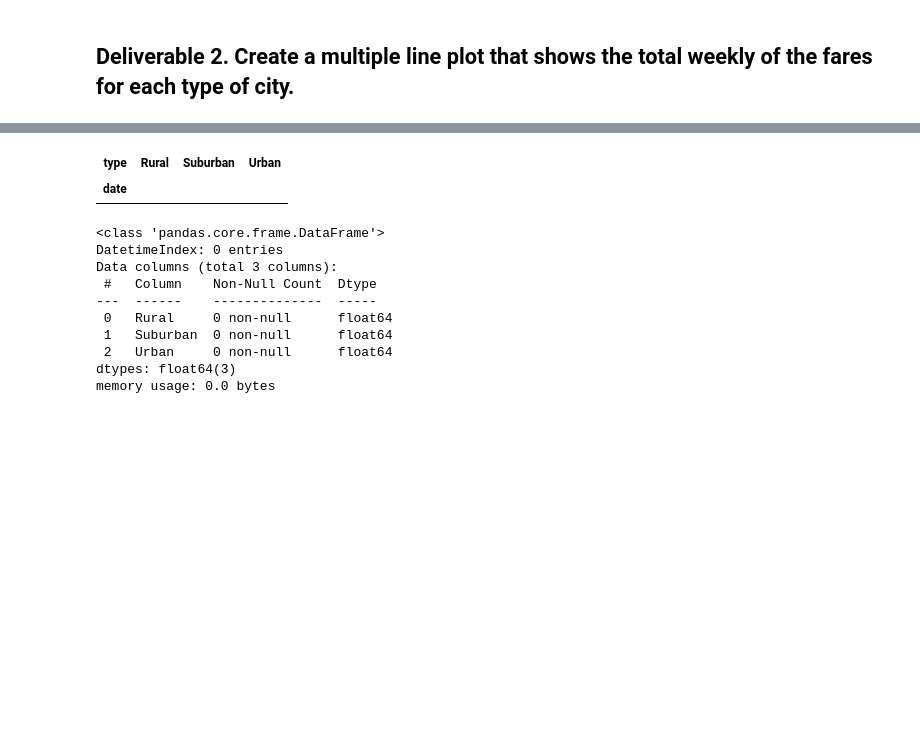
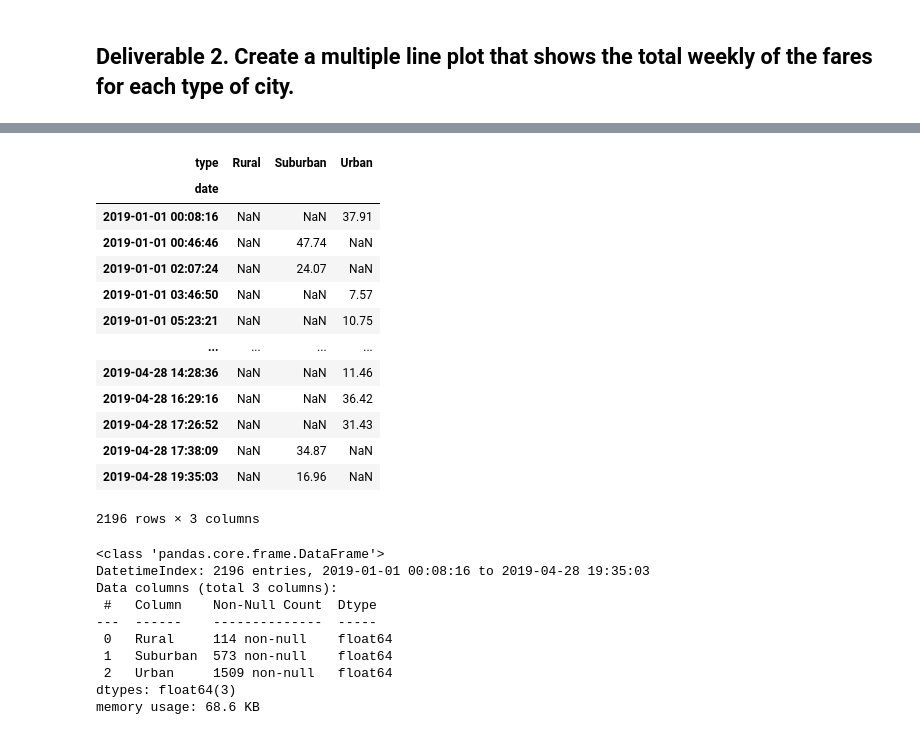
Before and after one commit to EdnaOkundi/Pyber_Analysis_II, a Jupyter notebook: PyBer_Challenge.ipynb, the cells around one changed output, grey strips where cells are left out. Drawn from its saved outputs; the diff is of its cells as text; code cells hidden in the pictures; blank space fills up the shorter version.

```diff
--- a/PyBer_Challenge.ipynb
+++ b/PyBer_Challenge.ipynb
@@ -10,8 +10,8 @@ import matplotlib.pyplot as plt
 import pandas as pd
 
 # File to Load (Remember to change these)
-city_data_to_load = "Resources_PyBer/city_data.csv"
-ride_data_to_load = "Resources_PyBer/ride_data.csv"
+city_data_to_load = "C:/Users/Admin/Desktop/Class_Folder/Pyber_Analysis_II/Resources/city_data.csv"
+ride_data_to_load = "C:/Users/Admin/Desktop/Class_Folder/Pyber_Analysis_II/Resources/ride_data.csv"
 
 # Read the City and Ride Data
 city_data_df = pd.read_csv(city_data_to_load)
@@ -176,6 +143,6 @@ pyber_data_df.head()
 # %%
 # 2. Using groupby() to create a new DataFrame showing the sum of the fares
 #  for each date where the indices are the city type and date.
-total_fare_per_day = pyber_data_df.groupby(['type','date']).sum()['fare']
-total_fare_per_day
+sum_fares_df = pyber_data_df.groupby(["type", "date"]).sum()[["fare"]]
+sum_fares_df
 # %% [output]
@@ -195,6 +163,6 @@ Name: fare, Length: 2364, dtype: float64
 # %%
-#Reset the index on the DataFrame you created in #1. This is needed to use the 'pivot()' function.
-# # resetting the DataFrame index
-total_fare_per_day = total_fare_per_day.reset_index()
-total_fare_per_day.head()
+# 10. Reset the index on the DataFrame you created in #1. This is needed to use the 'pivot()' function.
+# df = df.reset_index()
+sum_fares_df = sum_fares_df.reset_index()
+sum_fares_df
 # %% [output]
@@ -207,8 +182,8 @@ total_fare_per_day.head()
 # %%
-# 4. Create a pivot table with the 'date' as the index, the columns ='type', and values='fare'
+# 11. Create a pivot table with the 'date' as the index, the columns ='type', and values='fare'
 # to get the total fares for each type of city by the date.
-total_fare_per_day_pivot = total_fare_per_day.pivot(index='date', columns='type', values='fare')
-total_fare_per_day_pivot
+sum_fares_pivot_df = sum_fares_df.pivot(index = 'date', columns = 'type', values='fare')
+sum_fares_pivot_df.head(10)
 # %% [output]
 | type | Rural | Suburban | Urban |
 | date |  |  |  |
@@ -227,8 +200,20 @@ total_fare_per_day_pivot
 # %%
-# 5. Create a new DataFrame from the pivot table DataFrame using loc on the given dates, '2019-01-01':'2019-04-29'.
-jan_apr_fare_per_day = total_fare_per_day_pivot.loc['2019-01-01':'2019-04-28']
-jan_apr_fare_per_day.tail()
+# 12. Create a new DataFrame from the pivot table DataFrame using loc on the given dates, '2019-01-01':'2019-04-29'.
+jan_april_2019_df = sum_fares_pivot_df.loc["2019-01-01":"2019-04-29"]
+jan_april_2019_df
 # %% [output]
 | type | Rural | Suburban | Urban |
 | date |  |  |  |
+| 2019-01-01 00:08:16 | NaN | NaN | 37.91 |
+| 2019-01-01 00:46:46 | NaN | 47.74 | NaN |
+| 2019-01-01 02:07:24 | NaN | 24.07 | NaN |
+| 2019-01-01 03:46:50 | NaN | NaN | 7.57 |
+| 2019-01-01 05:23:21 | NaN | NaN | 10.75 |
+| ... | ... | ... | ... |
+| 2019-04-28 14:28:36 | NaN | NaN | 11.46 |
+| 2019-04-28 16:29:16 | NaN | NaN | 36.42 |
+| 2019-04-28 17:26:52 | NaN | NaN | 31.43 |
+| 2019-04-28 17:38:09 | NaN | 34.87 | NaN |
+| 2019-04-28 19:35:03 | NaN | 16.96 | NaN |
+2196 rows × 3 columns
 # %%
@@ -238,15 +223,15 @@ jan_apr_fare_per_day.index = pd.to_datetime(jan_apr_fare_per_day.index)
 # %%
-# 7. Check that the datatype for the index is datetime using df.info()
-jan_apr_fare_per_day.info()
+# 14. Check that the datatype for the index is datetime using df.info()
+jan_april_2019_df.info()
 # %% [output]
 <class 'pandas.core.frame.DataFrame'>
-DatetimeIndex: 0 entries
+DatetimeIndex: 2196 entries, 2019-01-01 00:08:16 to 2019-04-28 19:35:03
 Data columns (total 3 columns):
  #   Column    Non-Null Count  Dtype
 ---  ------    --------------  -----
- 0   Rural     0 non-null      float64
- 1   Suburban  0 non-null      float64
- 2   Urban     0 non-null      float64
+ 0   Rural     114 non-null    float64
+ 1   Suburban  573 non-null    float64
+ 2   Urban     1509 non-null   float64
 dtypes: float64(3)
-memory usage: 0.0 bytes
+memory usage: 68.6 KB
 # %%
```
Also changed, not shown: parts of 25 cells of this notebook, 3 other files.
